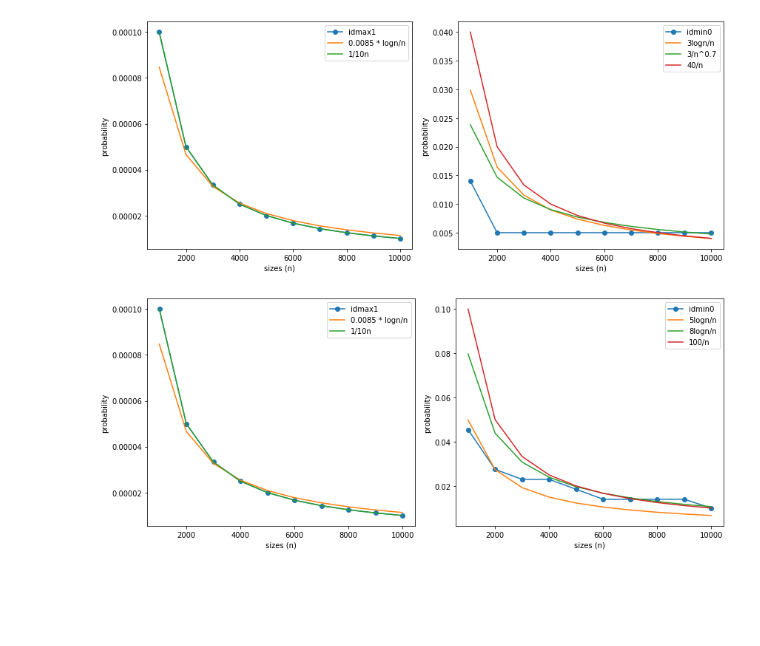
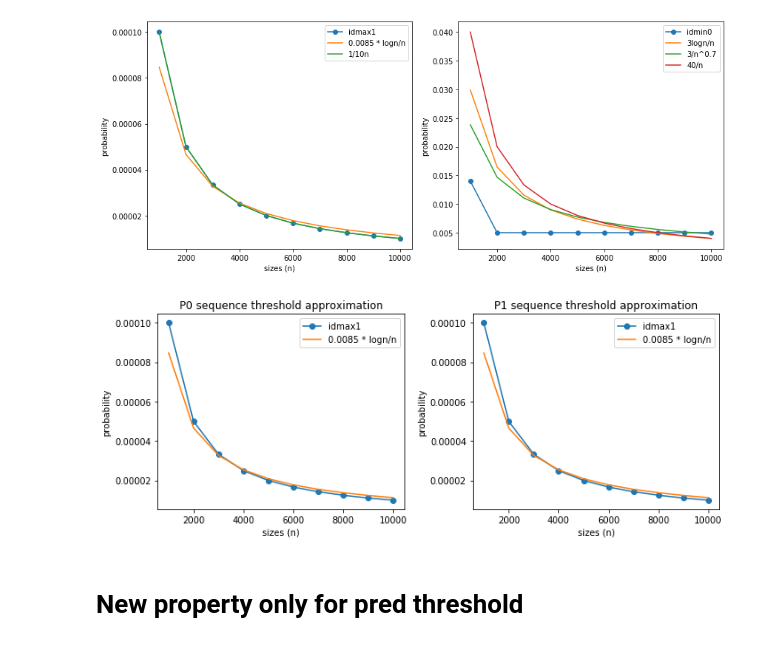
Before and after one commit to liacov/FLTR-Gnp, a Jupyter notebook: phases-visualization.ipynb, the cells around one changed output. Saved outputs shown, nothing was run; the diff lists cells and outputs as text; code cells hidden in the pictures; blank space fills up the shorter version.

```diff
--- a/phases-visualization.ipynb
+++ b/phases-visualization.ipynb
@@ -254,34 +274,46 @@ plt.show()
 # %% [output]
 [figure]
 # %%
-fig, axs = plt.subplots(1, 2, figsize = (12,5))
+fig, axs = plt.subplots(1, 2, figsize = (10,4))
 
 sizes = np.arange(10**3, 10**4 + 10**3, 10**3)
 
-data = np.load('data/maxpred/p1-phase-trans-0.5_idmax1.npy')
+data = np.load('data/maxpred/p0-phase-trans-0.5_idmax1.npy')
 c = 0.0085
 axs[0].plot(sizes, data, '-o')
 axs[0].plot(sizes, c * np.log2(sizes)/sizes)
-axs[0].plot(sizes, 0.1/sizes)
-axs[0].legend(['idmax1', '0.0085 * logn/n', '1/10n'])
+axs[0].legend(['idmax1', '0.0085 * logn/n'])
 axs[0].set_xlabel('sizes (n)')
 axs[0].set_ylabel('probability')
+axs[0].set_title('P0 sequence threshold approximation')
 
 
-data = np.load('data/maxpred/p1-phase-trans-0.5_idmin0.npy')
-c1 = 5
-c2 = 8
-c3 = 100
+data = np.load('data/maxpred/p1-phase-trans-0.5_idmax1.npy')
+c = 0.0085
 axs[1].plot(sizes, data, '-o')
-axs[1].plot(sizes, c1 * np.log2(sizes)/sizes)
-axs[1].plot(sizes, c2 * np.log2(sizes)/sizes)
-axs[1].plot(sizes, c3 * 1/sizes)
-axs[1].legend(['idmin0', '{}logn/n'.format(c1), '{}logn/n'.format(c2), '{}/n'.format(c3)])
+axs[1].plot(sizes, c * np.log2(sizes)/sizes)
+axs[1].legend(['idmax1', '0.0085 * logn/n'])
 axs[1].set_xlabel('sizes (n)')
 axs[1].set_ylabel('probability')
+axs[1].set_title('P1 sequence threshold approximation')
+
+
+#data = np.load('data/maxpred/p1-phase-trans-0.5_idmin0.npy')
+#c1 = 5
+#c2 = 8
+#c3 = 100
+#axs[1].plot(sizes, data, '-o')
+#axs[1].plot(sizes, c1 * np.log2(sizes)/sizes)
+#axs[1].plot(sizes, c2 * np.log2(sizes)/sizes)
+#axs[1].plot(sizes, c3 * 1/sizes)
+#axs[1].legend(['idmin0', '{}logn/n'.format(c1), '{}logn/n'.format(c2), '{}/n'.format(c3)])
+#axs[1].set_xlabel('sizes (n)')
+#axs[1].set_ylabel('probability')
 
 plt.tight_layout()
-plt.savefig('images/p1_threshold_{}_{}.jpeg'.format(thr, lab))
+plt.savefig('images/threshold_{}_{}.jpeg'.format(thr, lab))
 plt.show()
 # %% [output]
-[figure, old version]
+[figure, new version]
+# %% [markdown]
+# New property only for pred threshold
```
Also changed, not shown: parts of 18 cells of this notebook, 26 other files.
